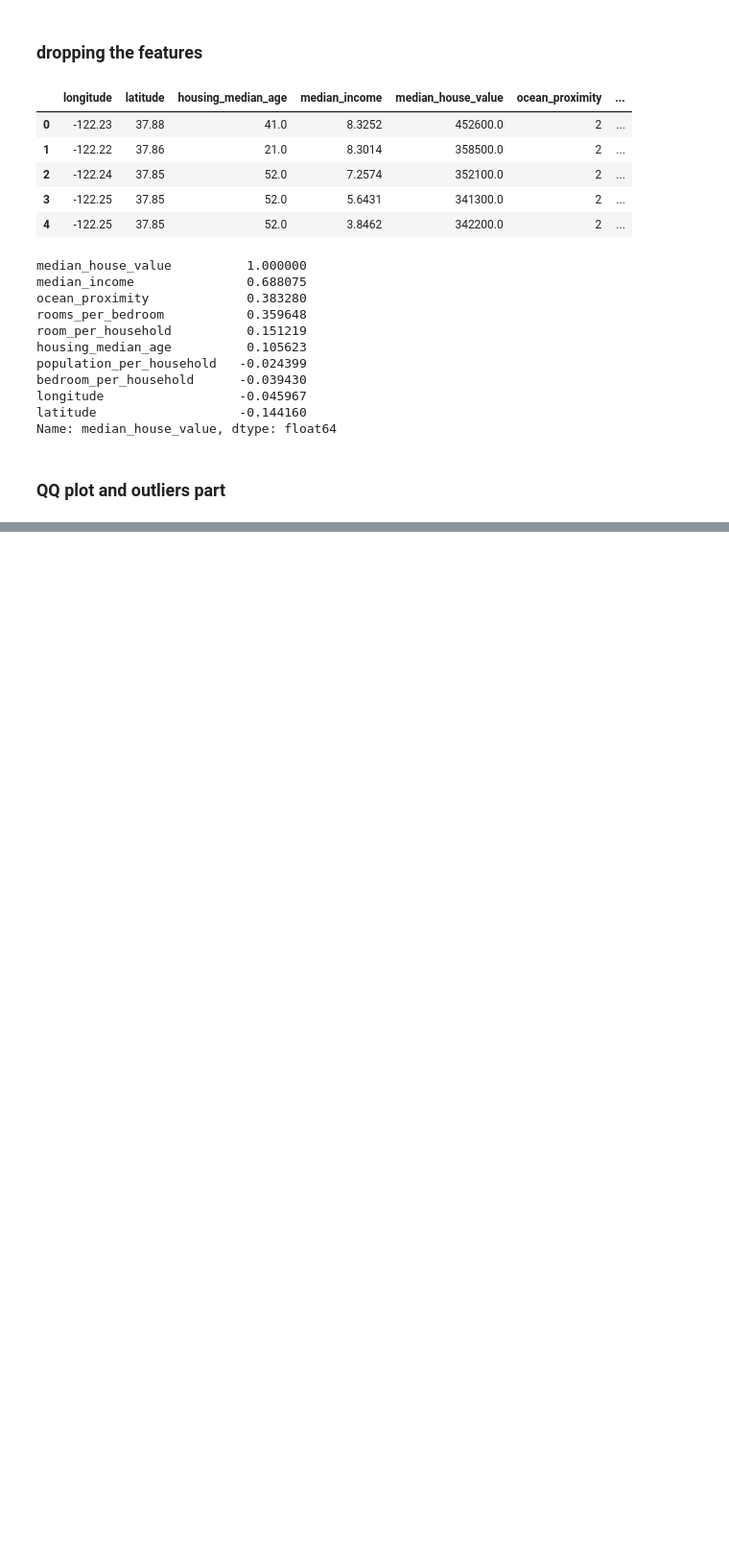
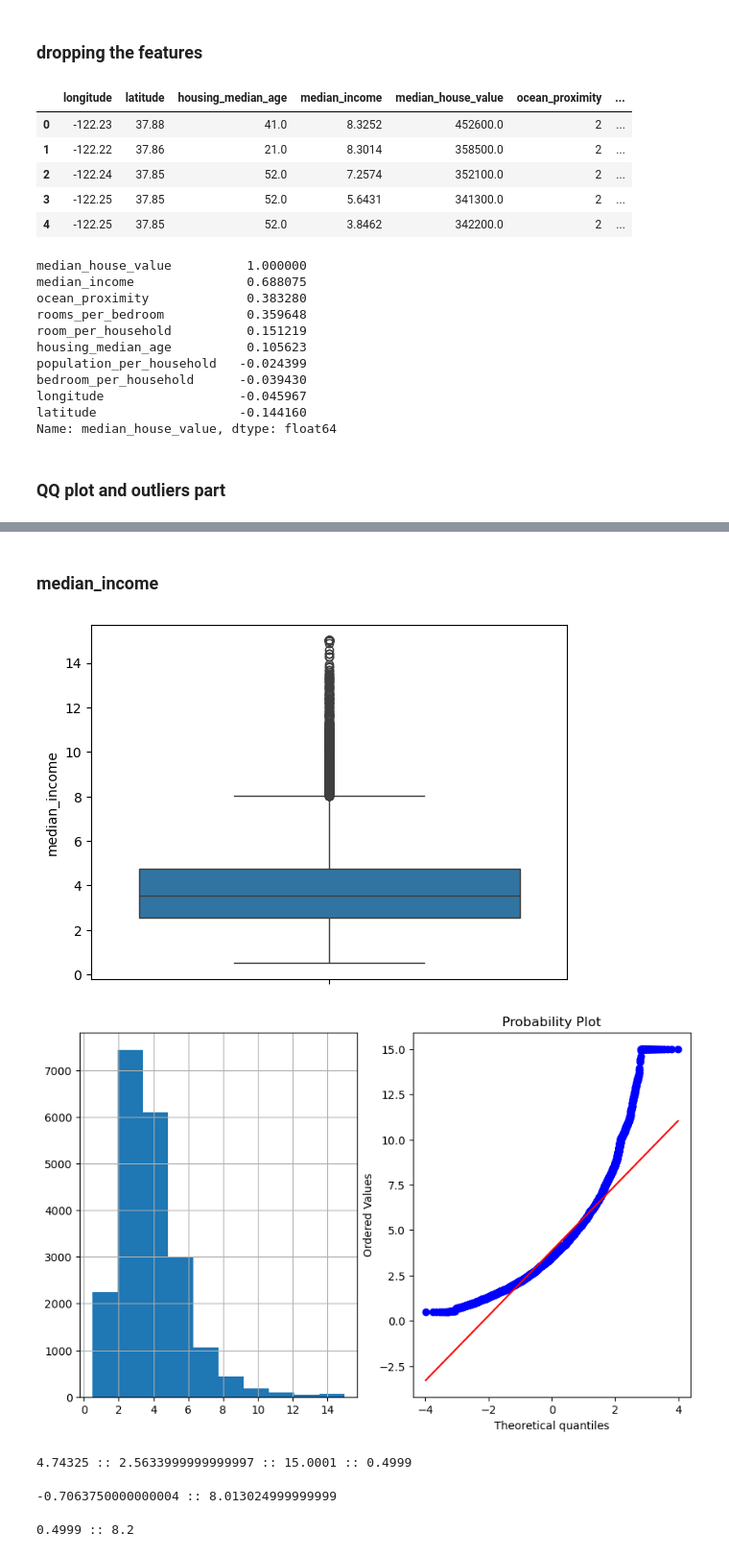
Before and after one commit to utsav87589/California-Housing, a Jupyter notebook: Supervised ML/fe_eda.ipynb, the cells around one changed output, grey strips where cells are left out. Shown: that part at 96% size. Cells and saved outputs as stored; diff of their text form; code cells hidden in the pictures; blank space fills up the shorter version.

```diff
--- a/Supervised ML/fe_eda.ipynb
+++ b/Supervised ML/fe_eda.ipynb
@@ -303,0 +349,7 @@ def plot_qq(df, feature) :
+# %% [markdown]
+### median_income
+# %%
+plot_both(df, 'median_income')
+# %% [output]
+[figure, added]
+[figure, added]
@@ -303,0 +361,9 @@ def plot_qq(df, feature) :
+# %%
+print(f"{Q3} :: {Q1} :: {df['median_income'].max()} :: {df['median_income'].min()}")
+# %% [output]
+4.74325 :: 2.5633999999999997 :: 15.0001 :: 0.4999
+# %%
+IQR = Q3-Q1
+print(f"{Q1 - 1.5*IQR} :: {Q3 + 1.5 * IQR}")
+# %% [output]
+-0.7063750000000004 :: 8.013024999999999
@@ -303,0 +372,4 @@ def plot_qq(df, feature) :
+# %%
+print(f"{df['median_income'].min()} :: {df['median_income'].max()}")
+# %% [output]
+0.4999 :: 8.2
```
Also changed, not shown: parts of 49 cells of this notebook, 2 other files.
